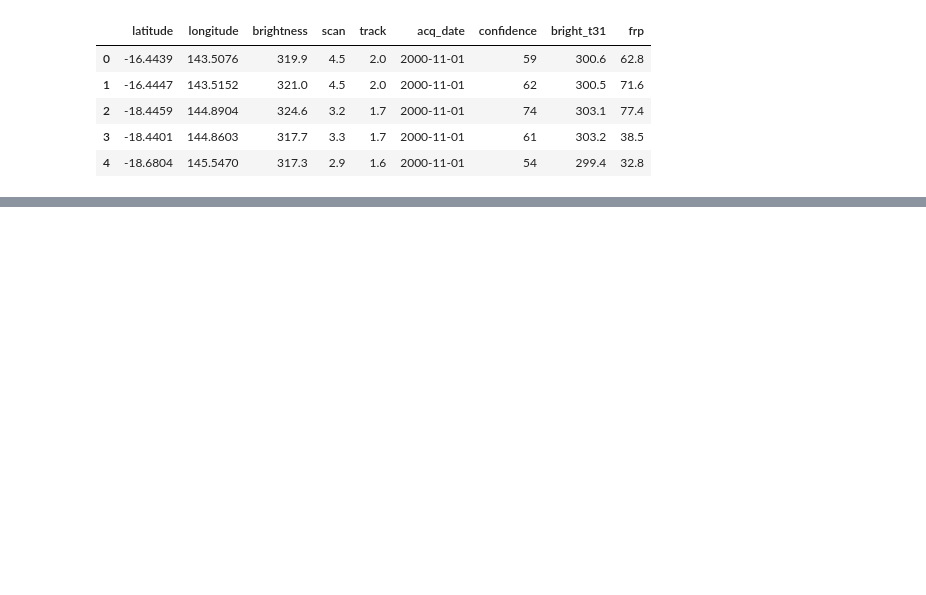
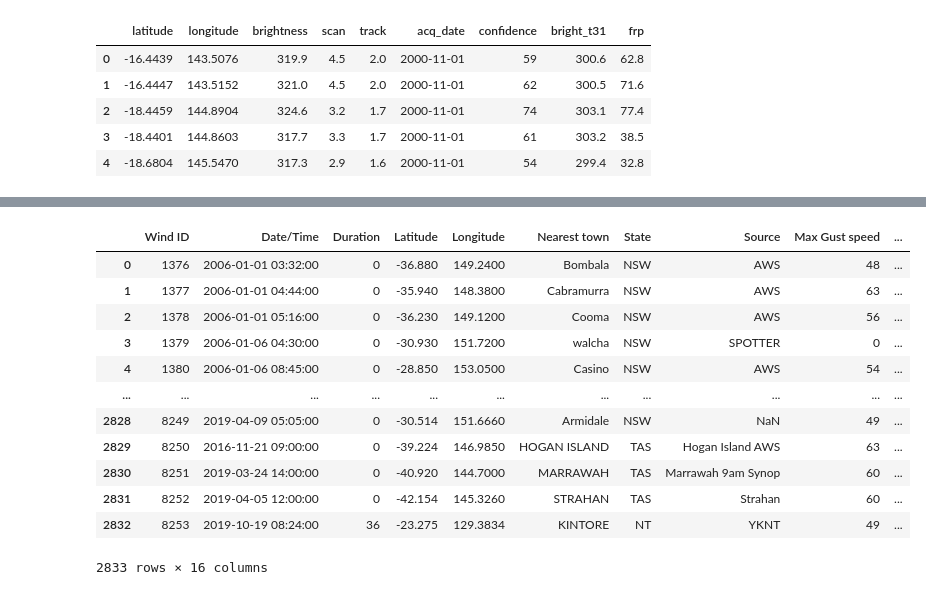
Before and after one commit to johannas/AustralienFiresFromSpace_Schoeggl_Vorauer, a Jupyter notebook: Notebooks/data_cleaning.ipynb, the cells around one changed output, grey strips where cells are left out. Drawn from its saved outputs; the diff is of its cells as text; code cells hidden in the pictures; blank space fills up the shorter version.

```diff
--- a/Notebooks/data_cleaning.ipynb
+++ b/Notebooks/data_cleaning.ipynb
@@ -14,0 +80,2 @@ allmodis.head()
+# %%
+wind = pd.read_csv(r'..\Data\Raw\wind.csv')
@@ -14,0 +111,16 @@ allmodis.head()
+# %%
+wind.drop(['Unnamed: 20', 'Number of injuries', 'Number of deaths', 'Insurance payout', 'Damage total'], 1)
+# %% [output]
+|  | Wind ID | Date/Time | Duration | Latitude | Longitude | Nearest town | State | Source | Max Gust speed | ... |
+| 0 | 1376 | 2006-01-01 03:32:00 | 0 | -36.880 | 149.2400 | Bombala | NSW | AWS | 48 | ... |
+| 1 | 1377 | 2006-01-01 04:44:00 | 0 | -35.940 | 148.3800 | Cabramurra | NSW | AWS | 63 | ... |
+| 2 | 1378 | 2006-01-01 05:16:00 | 0 | -36.230 | 149.1200 | Cooma | NSW | AWS | 56 | ... |
+| 3 | 1379 | 2006-01-06 04:30:00 | 0 | -30.930 | 151.7200 | walcha | NSW | SPOTTER | 0 | ... |
+| 4 | 1380 | 2006-01-06 08:45:00 | 0 | -28.850 | 153.0500 | Casino | NSW | AWS | 54 | ... |
+| ... | ... | ... | ... | ... | ... | ... | ... | ... | ... | ... |
+| 2828 | 8249 | 2019-04-09 05:05:00 | 0 | -30.514 | 151.6660 | Armidale | NSW | NaN | 49 | ... |
+| 2829 | 8250 | 2016-11-21 09:00:00 | 0 | -39.224 | 146.9850 | HOGAN ISLAND | TAS | Hogan Island AWS | 63 | ... |
+| 2830 | 8251 | 2019-03-24 14:00:00 | 0 | -40.920 | 144.7000 | MARRAWAH | TAS | Marrawah 9am Synop | 60 | ... |
+| 2831 | 8252 | 2019-04-05 12:00:00 | 0 | -42.154 | 145.3260 | STRAHAN | TAS | Strahan | 60 | ... |
+| 2832 | 8253 | 2019-10-19 08:24:00 | 36 | -23.275 | 129.3834 | KINTORE | NT | YKNT | 49 | ... |
+2833 rows × 16 columns
```
Also changed, not shown: parts of 17 cells of this notebook, 6 other files.
